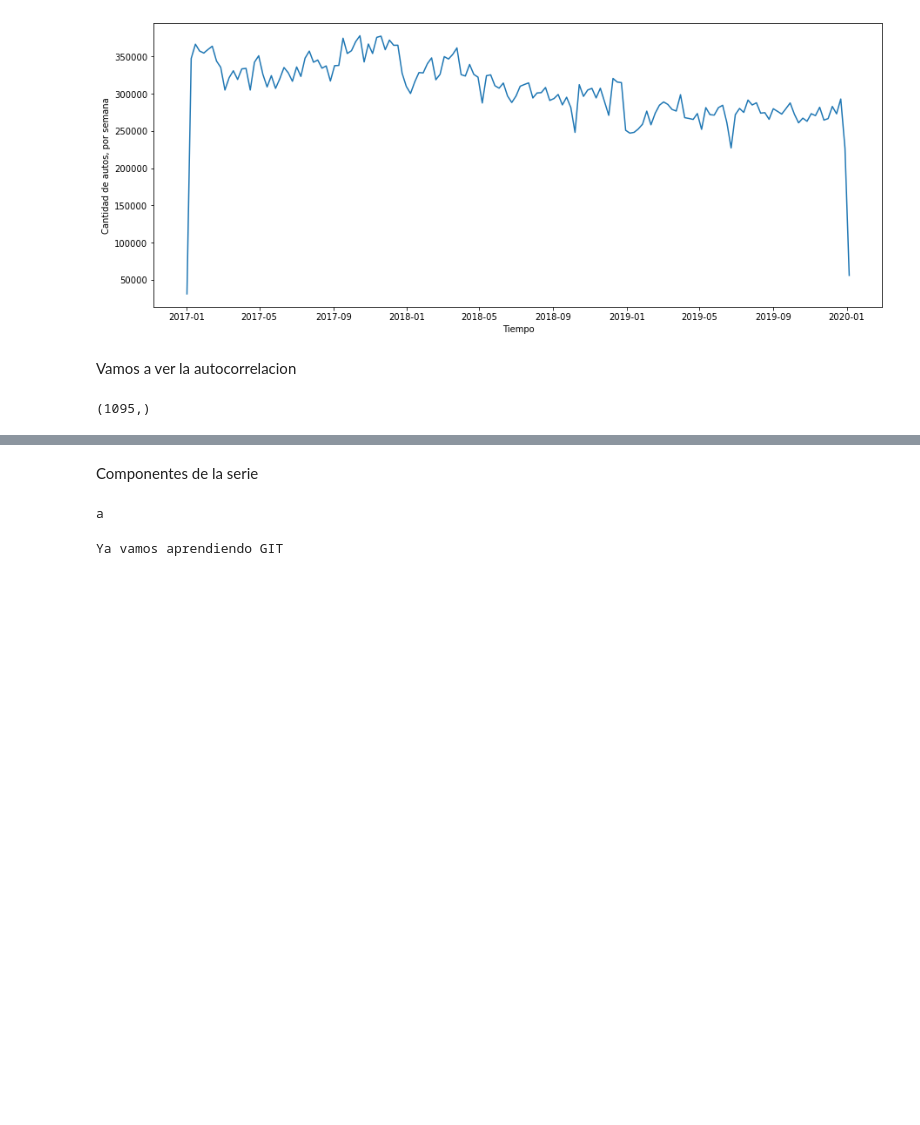
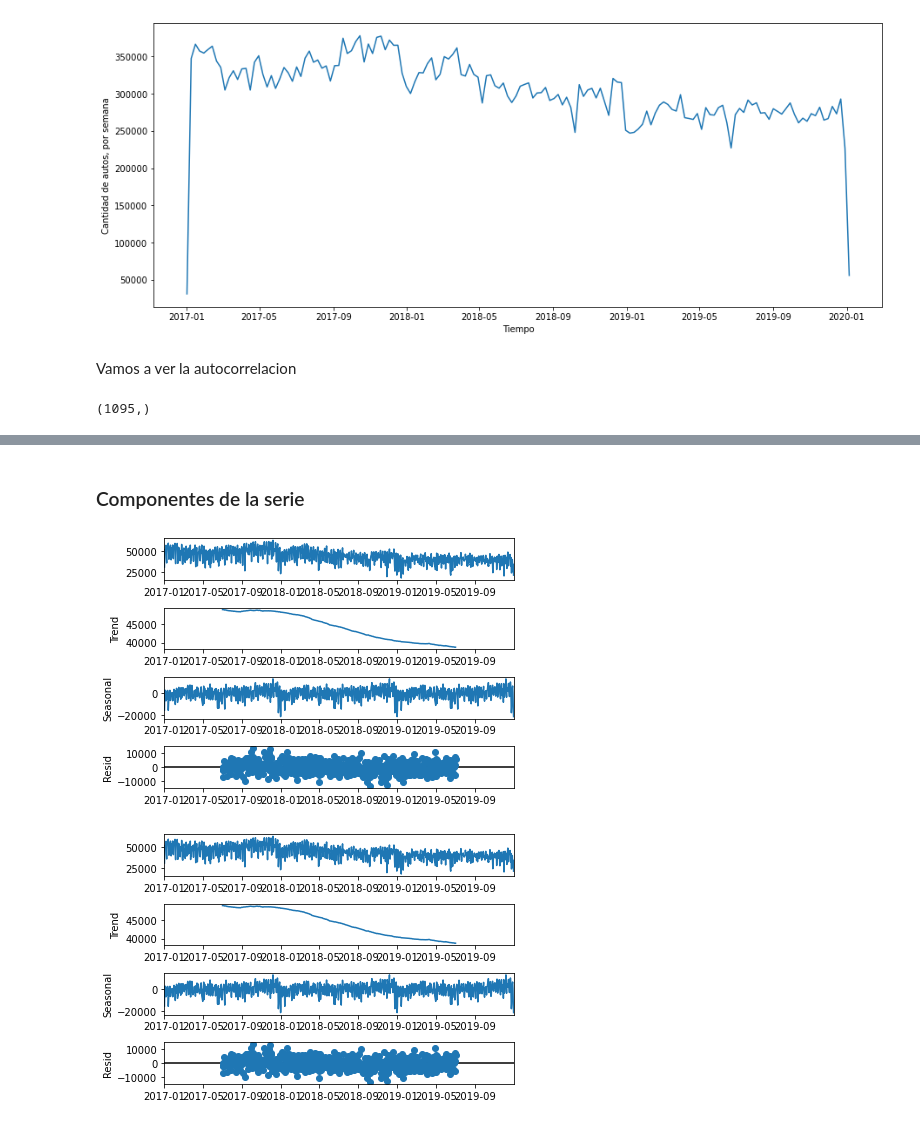
Before and after one commit to NachoRam123/Proyecto-3, a Jupyter notebook: DS_Proyecto_03_ST_RamellaIgnacio.ipynb, the cells around one changed output, grey strips where cells are left out. Cells and saved outputs as stored; diff of their text form; code cells hidden in the pictures; blank space fills up the shorter version.

Commit message:
Trabajo en descomposicion de la serie

```diff
--- a/DS_Proyecto_03_ST_RamellaIgnacio.ipynb
+++ b/DS_Proyecto_03_ST_RamellaIgnacio.ipynb
@@ -554,6 +550,2 @@ Text(0.5, 0, 'lag')
 # %% [markdown]
-Componentes de la serie
+### Componentes de la serie
-# %%
-print('a')
-# %% [output]
-a
@@ -562,4 +552,10 @@ a = np.random.normal(2,2,200)
-# %%
-print('Ya vamos aprendiendo GIT')
-# %% [output]
-Ya vamos aprendiendo GIT
+# %%
+diario = diario.set_index('fecha')
+# %%
+from statsmodels.tsa.seasonal import seasonal_decompose
+
+result = seasonal_decompose(diario, model='additive', period=(365))
+result.plot()
+# %% [output]
+[figure, added]
+[figure, added]
```
Also changed, not shown: parts of 19 cells of this notebook.
